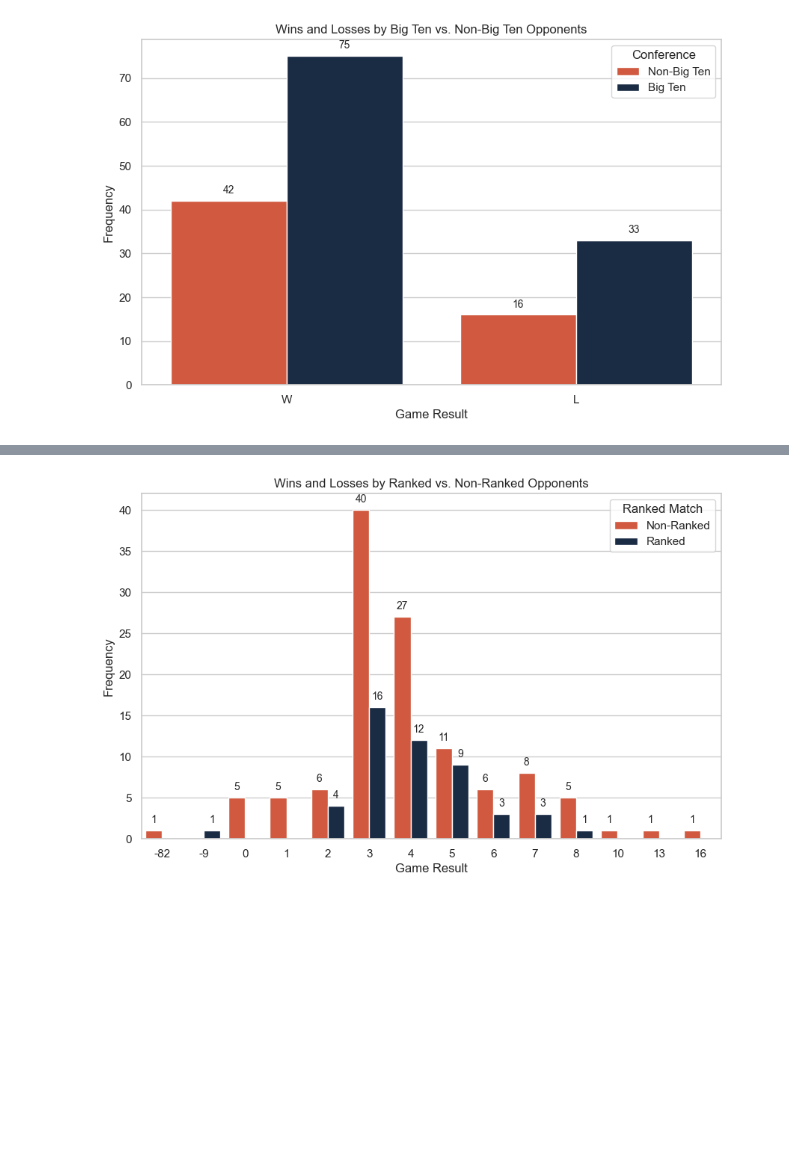
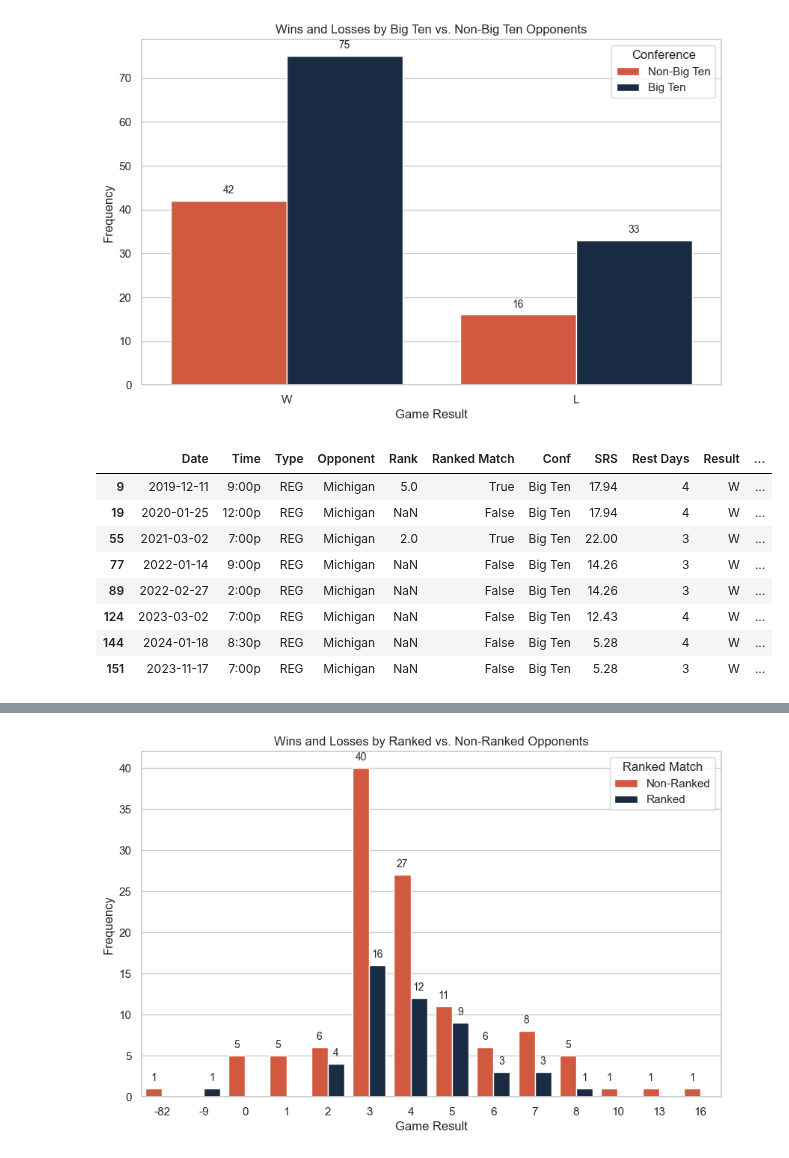
Before and after one commit to isaac-turk/DataDiveFa24, a Jupyter notebook: EDA.ipynb, the cells around one changed output, grey strips where cells are left out. Saved outputs shown, nothing was run; the diff lists cells and outputs as text; code cells hidden in the pictures; blank space fills up the shorter version.

```diff
--- a/EDA.ipynb
+++ b/EDA.ipynb
@@ -230,3 +227,17 @@ for bar in plot.containers:
 plt.show()
 # %% [output]
 [figure]
+# %%
+test = conf_gl[conf_gl['Big_Ten_Opponent'] == 'Big Ten']
+test = test[test['Opponent'] == 'Michigan']
+test
+# %% [output]
+|  | Date | Time | Type | Opponent | Rank | Ranked Match | Conf | SRS | Rest Days | Result | ... |
+| 9 | 2019-12-11 | 9:00p | REG | Michigan | 5.0 | True | Big Ten | 17.94 | 4 | W | ... |
+| 19 | 2020-01-25 | 12:00p | REG | Michigan | NaN | False | Big Ten | 17.94 | 4 | W | ... |
+| 55 | 2021-03-02 | 7:00p | REG | Michigan | 2.0 | True | Big Ten | 22.00 | 3 | W | ... |
+| 77 | 2022-01-14 | 9:00p | REG | Michigan | NaN | False | Big Ten | 14.26 | 3 | W | ... |
+| 89 | 2022-02-27 | 2:00p | REG | Michigan | NaN | False | Big Ten | 14.26 | 3 | W | ... |
+| 124 | 2023-03-02 | 7:00p | REG | Michigan | NaN | False | Big Ten | 12.43 | 4 | W | ... |
+| 144 | 2024-01-18 | 8:30p | REG | Michigan | NaN | False | Big Ten | 5.28 | 4 | W | ... |
+| 151 | 2023-11-17 | 7:00p | REG | Michigan | NaN | False | Big Ten | 5.28 | 3 | W | ... |
```
Also changed, not shown: parts of 3 cells of this notebook.
